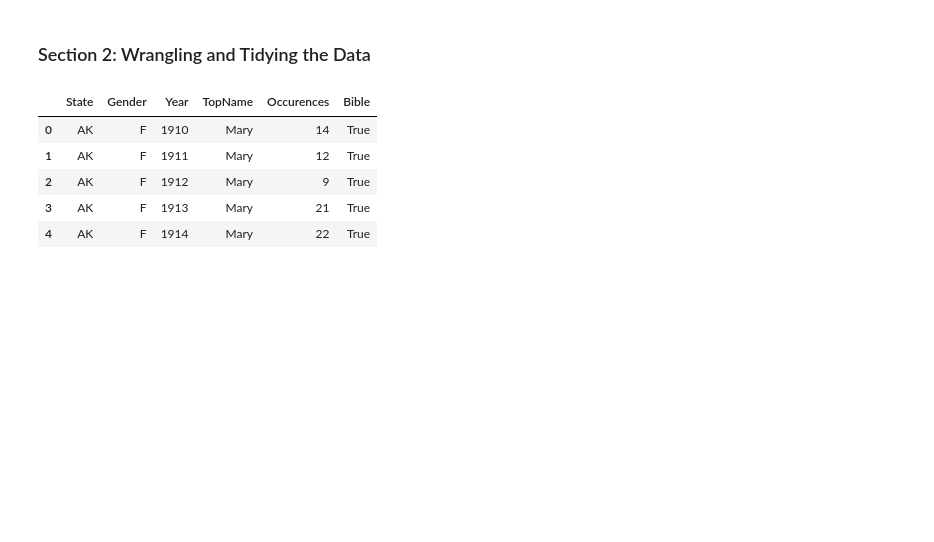
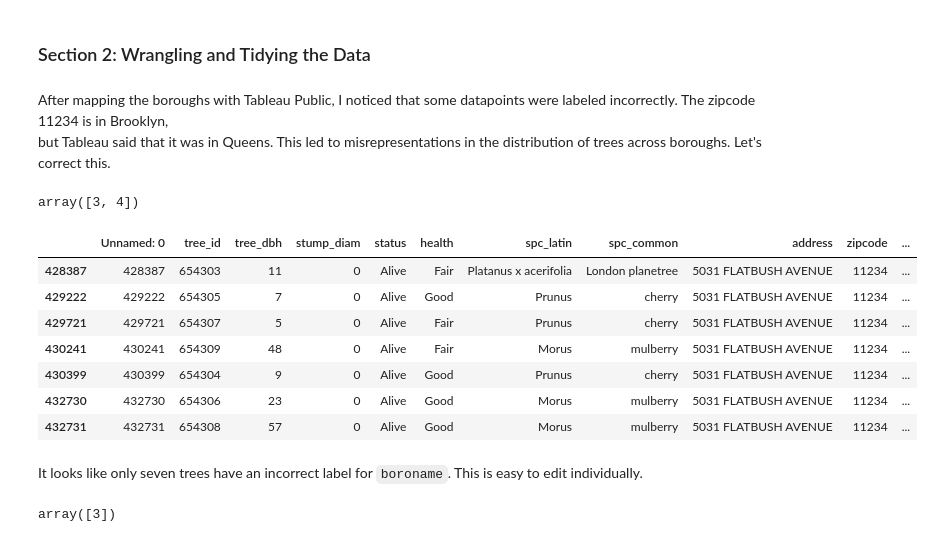
Before and after one commit to leahmfulmer/codecademy-projects, a Jupyter notebook: nyc-trees-income/lmf-nyc-trees-income.ipynb, the cells around one changed output. Saved outputs shown, nothing was run; the diff lists cells and outputs as text; code cells hidden in the pictures; blank space fills up the shorter version.

```diff
--- a/nyc-trees-income/lmf-nyc-trees-income.ipynb
+++ b/nyc-trees-income/lmf-nyc-trees-income.ipynb
@@ -42,16 +93,2 @@ bible_names_list = bible_names.Name.tolist()
 # %% [markdown]
 ### Section 2: Wrangling and Tidying the Data<a id="tidy"></a>
-# %%
-# Rename columns and identify Bible names within top_names_by_state
-
-top_names = top_names_by_state.rename(columns={"Top Name": "TopName"})
-top_names["Bible"] = top_names.apply(lambda row: True if row.TopName in bible_names_list else False, axis=1)
-# top_names.to_csv("top_names_bible.csv")
-top_names.head()
-# %% [output]
-|  | State | Gender | Year | TopName | Occurences | Bible |
-| 0 | AK | F | 1910 | Mary | 14 | True |
-| 1 | AK | F | 1911 | Mary | 12 | True |
-| 2 | AK | F | 1912 | Mary | 9 | True |
-| 3 | AK | F | 1913 | Mary | 21 | True |
-| 4 | AK | F | 1914 | Mary | 22 | True |
@@ -65,0 +95,26 @@ bible_only.to_csv("popular_bible_names.csv")
+# %% [markdown]
+After mapping the boroughs with Tableau Public, I noticed that some datapoints were labeled incorrectly. The zipcode 11234 is in Brooklyn, <br>but Tableau said that it was in Queens. This led to misrepresentations in the distribution of trees across boroughs. Let's correct this.
+# %%
+# What is the error?
+
+zip_11234 = tree_census[tree_census.zipcode == 11234]
+zip_11234.boroname.unique()
+zip_11234.borocode.unique()
+# %% [output]
+array([3, 4])
+# %%
+# Which points are labelled incorrectly?
+
+incorrect_label = tree_census[(tree_census.zipcode == 11234) & (tree_census.boroname == 'Queens')]
+incorrect_label.head(50)
+# %% [output]
+|  | Unnamed: 0 | tree_id | tree_dbh | stump_diam | status | health | spc_latin | spc_common | address | zipcode | ... |
+| 428387 | 428387 | 654303 | 11 | 0 | Alive | Fair | Platanus x acerifolia | London planetree | 5031 FLATBUSH AVENUE | 11234 | ... |
+| 429222 | 429222 | 654305 | 7 | 0 | Alive | Good | Prunus | cherry | 5031 FLATBUSH AVENUE | 11234 | ... |
+| 429721 | 429721 | 654307 | 5 | 0 | Alive | Fair | Prunus | cherry | 5031 FLATBUSH AVENUE | 11234 | ... |
+| 430241 | 430241 | 654309 | 48 | 0 | Alive | Fair | Morus | mulberry | 5031 FLATBUSH AVENUE | 11234 | ... |
+| 430399 | 430399 | 654304 | 9 | 0 | Alive | Good | Prunus | cherry | 5031 FLATBUSH AVENUE | 11234 | ... |
+| 432730 | 432730 | 654306 | 23 | 0 | Alive | Good | Morus | mulberry | 5031 FLATBUSH AVENUE | 11234 | ... |
+| 432731 | 432731 | 654308 | 57 | 0 | Alive | Good | Morus | mulberry | 5031 FLATBUSH AVENUE | 11234 | ... |
+# %% [markdown]
+It looks like only seven trees have an incorrect label for `boroname`. This is easy to edit individually.
@@ -65,0 +138,8 @@ bible_only.to_csv("popular_bible_names.csv")
+# %%
+# Check that Brooklyn is the only borough associated with zipcode 11234
+
+check = tree_census[(tree_census.zipcode == 11234)]
+check.boroname.unique()
+check.borocode.unique()
+# %% [output]
+array([3])
```
Also changed, not shown: parts of 35 cells of this notebook, 2 other files.
